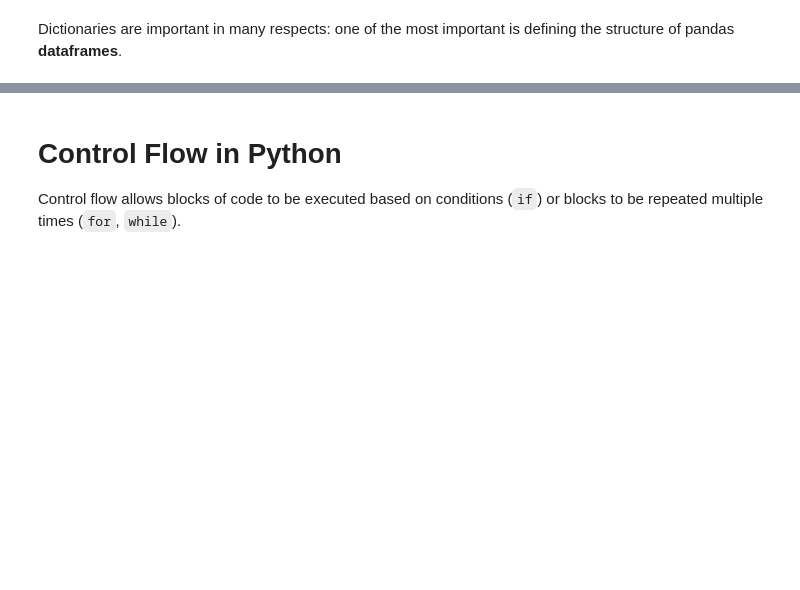
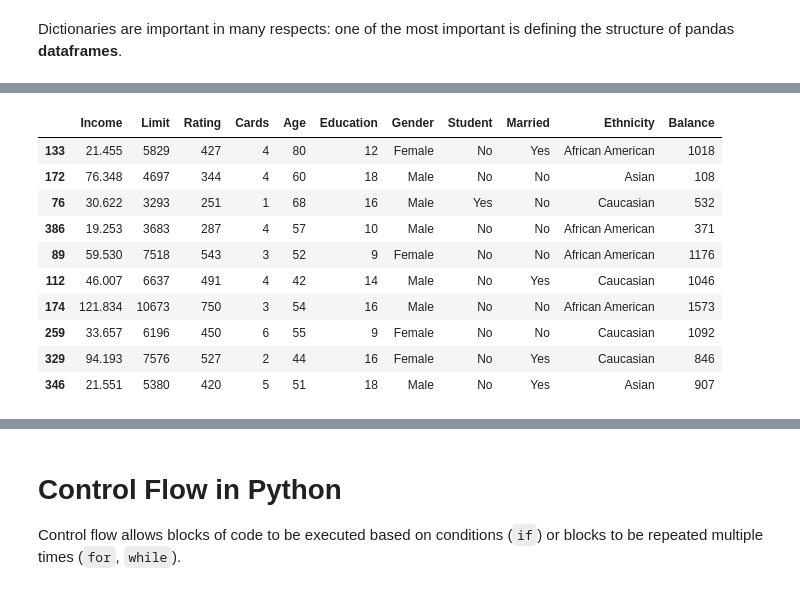
Before and after one commit to antonio-corsi/Python-Fundamentals-for-Data-Mgmt, a Jupyter notebook: Introduction_to_Python_Basics_EN.ipynb, the cells around one changed output, grey strips where cells are left out. Cells and saved outputs as stored; diff of their text form; code cells hidden in the pictures; blank space fills up the shorter version.

```diff
--- a/Introduction_to_Python_Basics_EN.ipynb
+++ b/Introduction_to_Python_Basics_EN.ipynb
@@ -708,0 +966,15 @@ Dictionaries are important in many respects: one of the most important is defini
+# %%
+df_clients.sample(10)      # such sampling is very useful to randomly check the contents of a large dataframe between the beginning
+                           # and the end (listed by .head and .tail)
+# %% [output]
+|  | Income | Limit | Rating | Cards | Age | Education | Gender | Student | Married | Ethnicity | Balance |
+| 133 | 21.455 | 5829 | 427 | 4 | 80 | 12 | Female | No | Yes | African American | 1018 |
+| 172 | 76.348 | 4697 | 344 | 4 | 60 | 18 | Male | No | No | Asian | 108 |
+| 76 | 30.622 | 3293 | 251 | 1 | 68 | 16 | Male | Yes | No | Caucasian | 532 |
+| 386 | 19.253 | 3683 | 287 | 4 | 57 | 10 | Male | No | No | African American | 371 |
+| 89 | 59.530 | 7518 | 543 | 3 | 52 | 9 | Female | No | No | African American | 1176 |
+| 112 | 46.007 | 6637 | 491 | 4 | 42 | 14 | Male | No | Yes | Caucasian | 1046 |
+| 174 | 121.834 | 10673 | 750 | 3 | 54 | 16 | Male | No | No | African American | 1573 |
+| 259 | 33.657 | 6196 | 450 | 6 | 55 | 9 | Female | No | No | Caucasian | 1092 |
+| 329 | 94.193 | 7576 | 527 | 2 | 44 | 16 | Female | No | Yes | Caucasian | 846 |
+| 346 | 21.551 | 5380 | 420 | 5 | 51 | 18 | Male | No | Yes | Asian | 907 |
```
Also changed, not shown: parts of 49 cells of this notebook, 42 other files.
